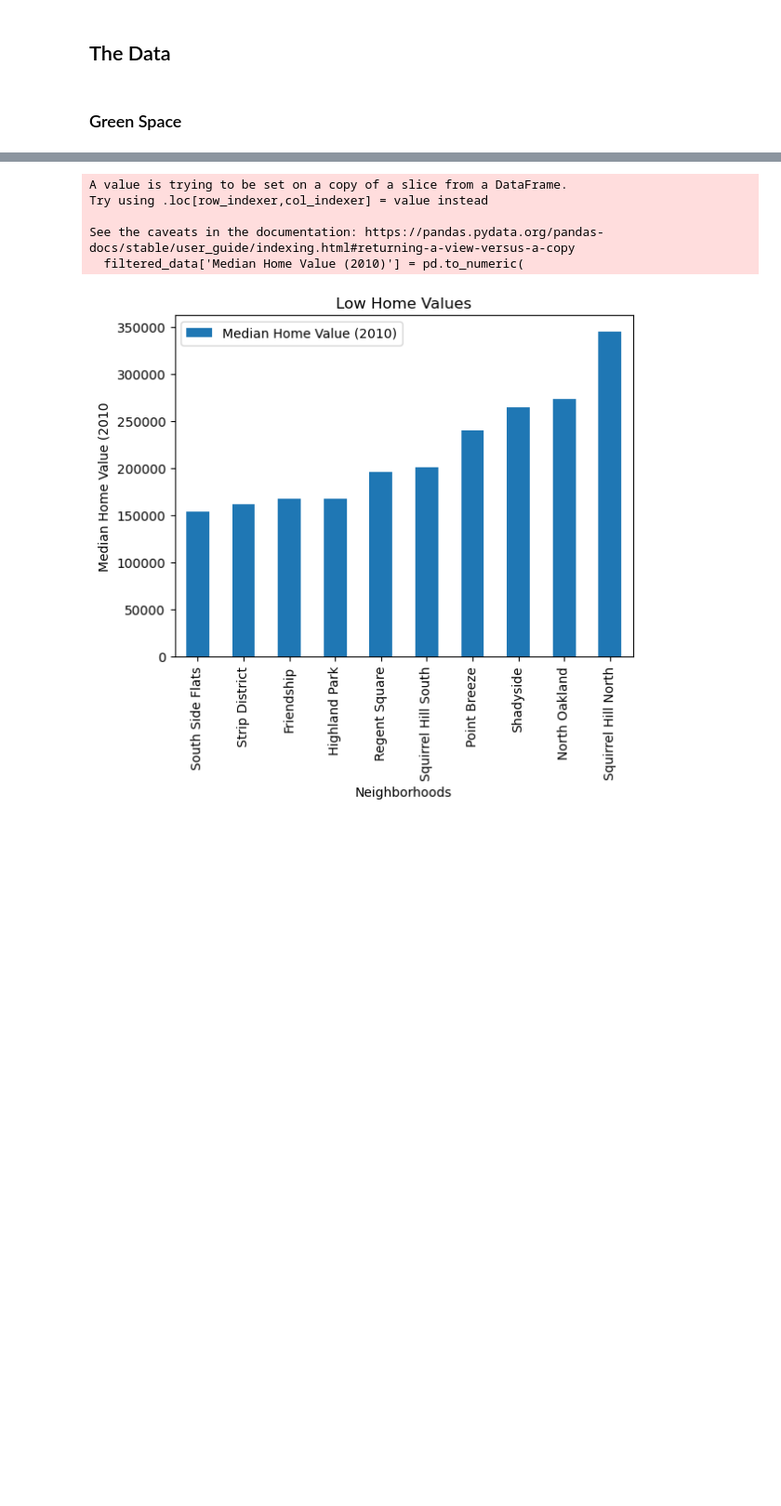
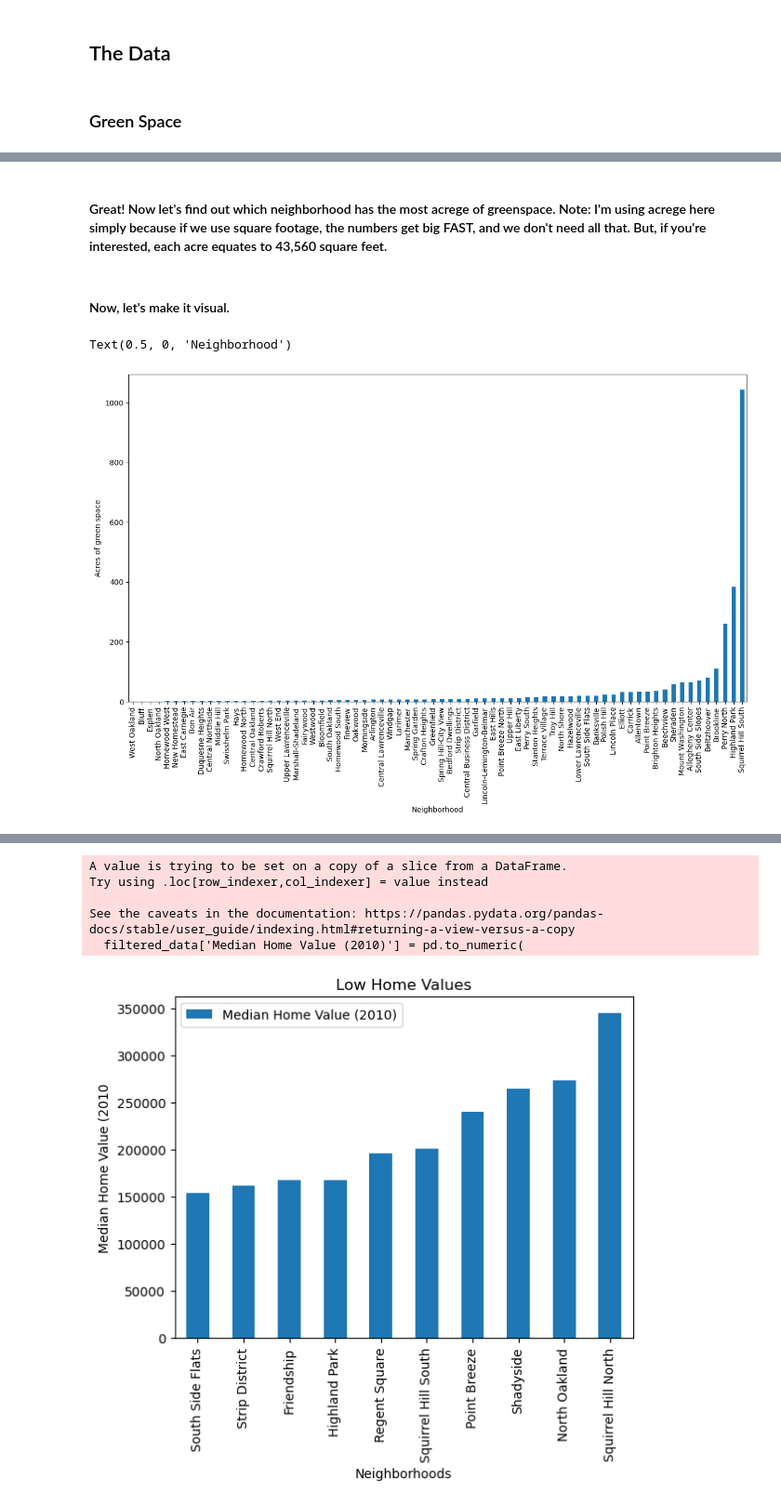
Before and after one commit to nschaab2005/CMPINF-0010-Final-Project, a Jupyter notebook: Presentation-Final.ipynb, the cells around one changed output, grey strips where cells are left out. Shown at 93% size. Cells and saved outputs as stored; diff of their text form; code cells hidden in the pictures; blank space fills up the shorter version.

```diff
--- a/Presentation-Final.ipynb
+++ b/Presentation-Final.ipynb
@@ -43,0 +178,4 @@ Noah: I personally have never heard of Perry North before but looking at photos
+# %%
+parks_data_by_area = pd.read_csv("Pittsburgh-Parks-2.csv",
+                                       index_col="_id") # use the column named _id as the row index
+parks_data_by_area.head()
@@ -43,0 +192,4 @@ Noah: I personally have never heard of Perry North before but looking at photos
+# %%
+parks_data_by_area.rename(columns={'updatepknm': 'name'}, inplace=True)
+combined_square_footage_and_neighborhood = pd.merge(parks_data_by_neighborhood, parks_data_by_area, on="name")
+combined_square_footage_and_neighborhood.head(10)
@@ -43,0 +208,2 @@ Noah: I personally have never heard of Perry North before but looking at photos
+# %% [markdown]
+#### Great! Now let's find out which neighborhood has the most acrege of greenspace. Note: I'm using acrege here simply because if we use square footage, the numbers get big FAST, and we don't need all that. But, if you're interested, each acre equates to 43,560 square feet.
@@ -43,0 +212,9 @@ Noah: I personally have never heard of Perry North before but looking at photos
+# %% [markdown]
+#### Now, let's make it visual.
+# %%
+combined_square_footage_and_neighborhood.groupby('neighborhood')['acreage'].sum().sort_values(ascending=True).plot(kind='bar', figsize=(15, 8))
+plt.ylabel('Acres of green space')
+plt.xlabel('Neighborhood')
+# %% [output]
+Text(0.5, 0, 'Neighborhood')
+[figure, added]
```
Also changed, not shown: parts of 27 cells of this notebook.
